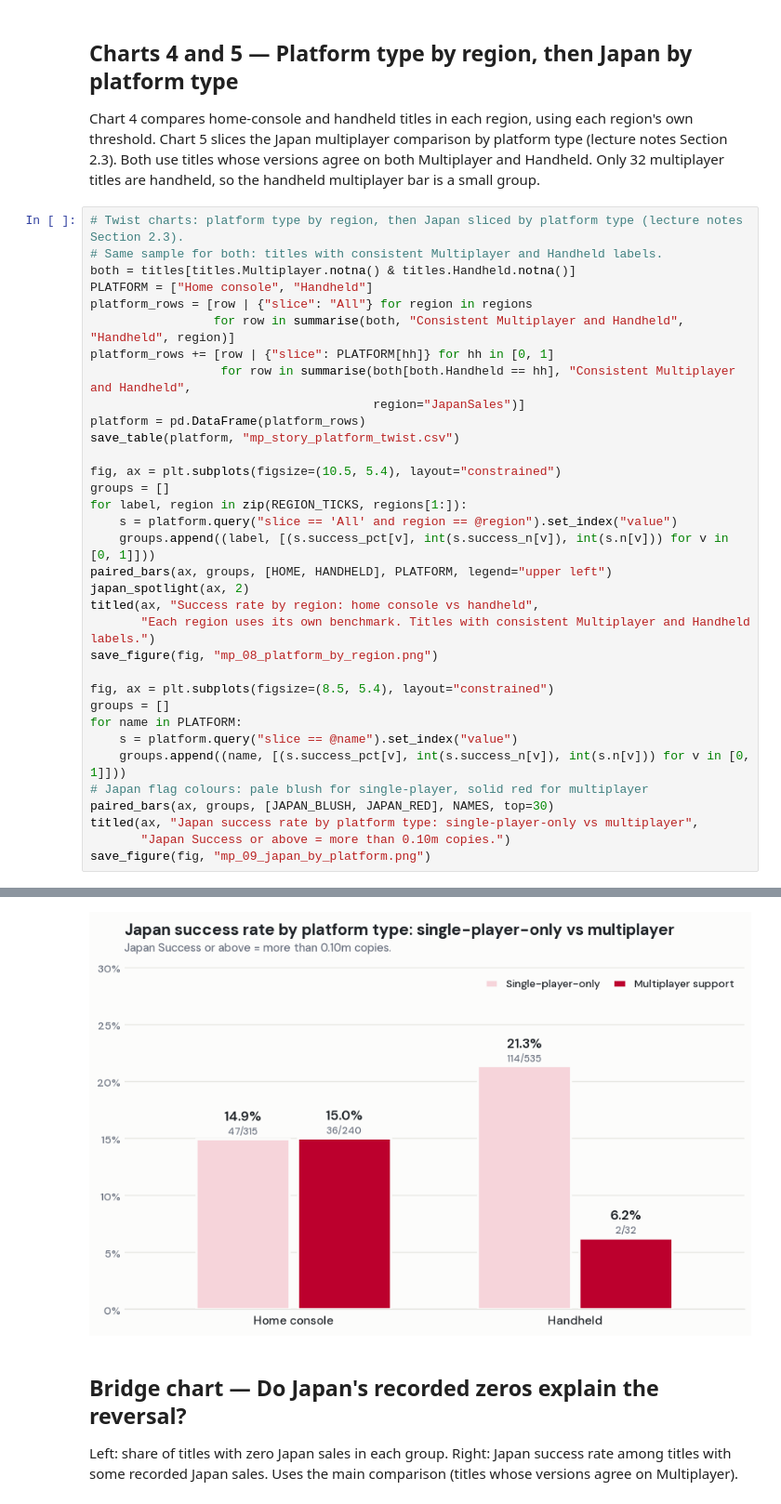
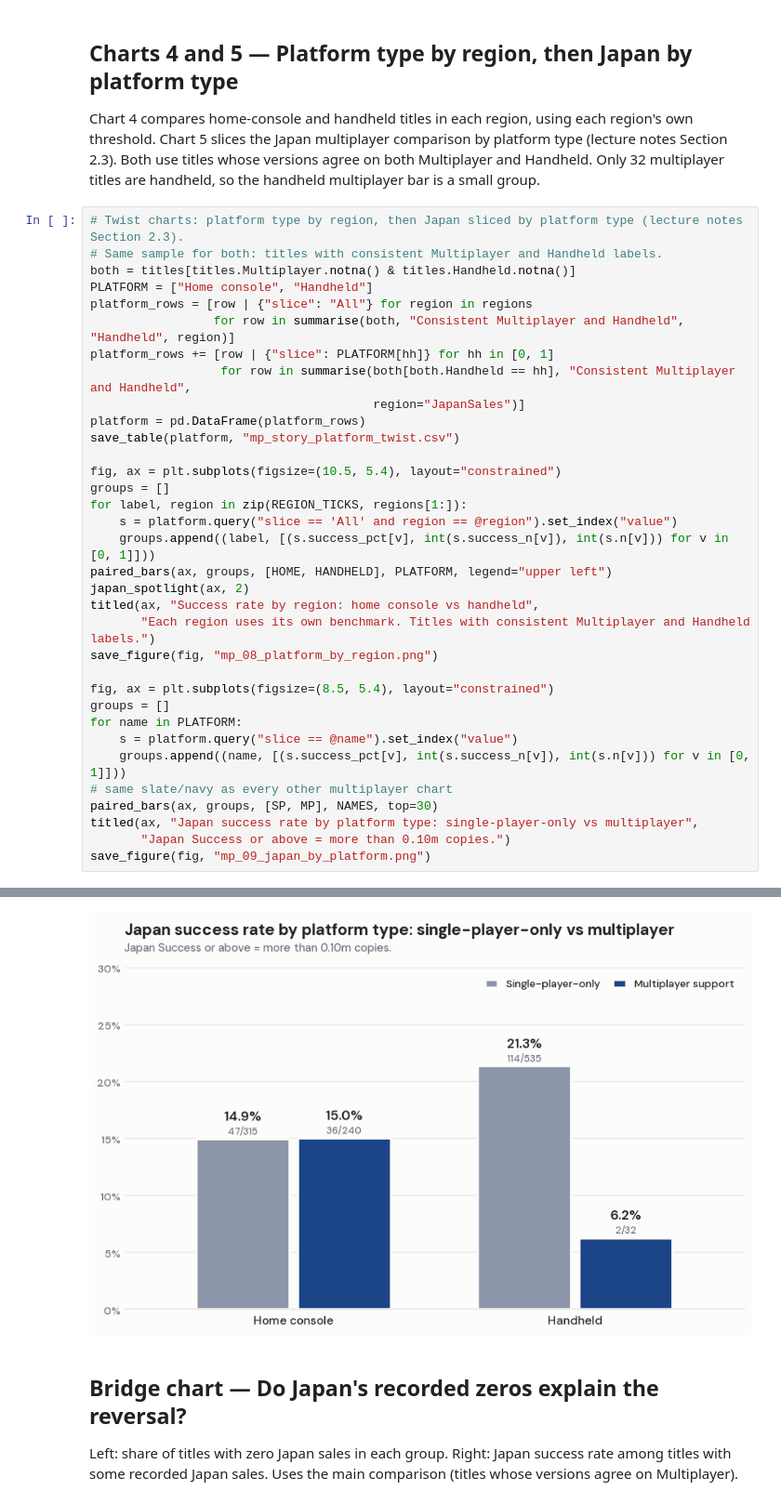
Before and after one commit to TechSupportz/gea1000-video-games-analysis, a Jupyter notebook: part_c.ipynb, the cells around one changed output, grey strips where cells are left out. Shown at 93% size. Saved outputs shown, nothing was run; the diff lists cells and outputs as text.

```diff
--- a/part_c.ipynb
+++ b/part_c.ipynb
@@ -247,8 +247,8 @@ groups = []
 for name in PLATFORM:
     s = platform.query("slice == @name").set_index("value")
     groups.append((name, [(s.success_pct[v], int(s.success_n[v]), int(s.n[v])) for v in [0, 1]]))
-# Japan flag colours: pale blush for single-player, solid red for multiplayer
-paired_bars(ax, groups, [JAPAN_BLUSH, JAPAN_RED], NAMES, top=30)
+# same slate/navy as every other multiplayer chart
+paired_bars(ax, groups, [SP, MP], NAMES, top=30)
 titled(ax, "Japan success rate by platform type: single-player-only vs multiplayer",
        "Japan Success or above = more than 0.10m copies.")
 save_figure(fig, "mp_09_japan_by_platform.png")
@@ -257,4 +257,4 @@ save_figure(fig, "mp_09_japan_by_platform.png")
-[figure, old version]
+[figure, new version]
 # %% [markdown]
 ## Bridge chart — Do Japan's recorded zeros explain the reversal?
 Left: share of titles with zero Japan sales in each group. Right: Japan success rate among titles with some recorded Japan sales. Uses the main comparison (titles whose versions agree on Multiplayer).
```
Also changed, not shown: parts of 7 cells of this notebook, 3 other files.
